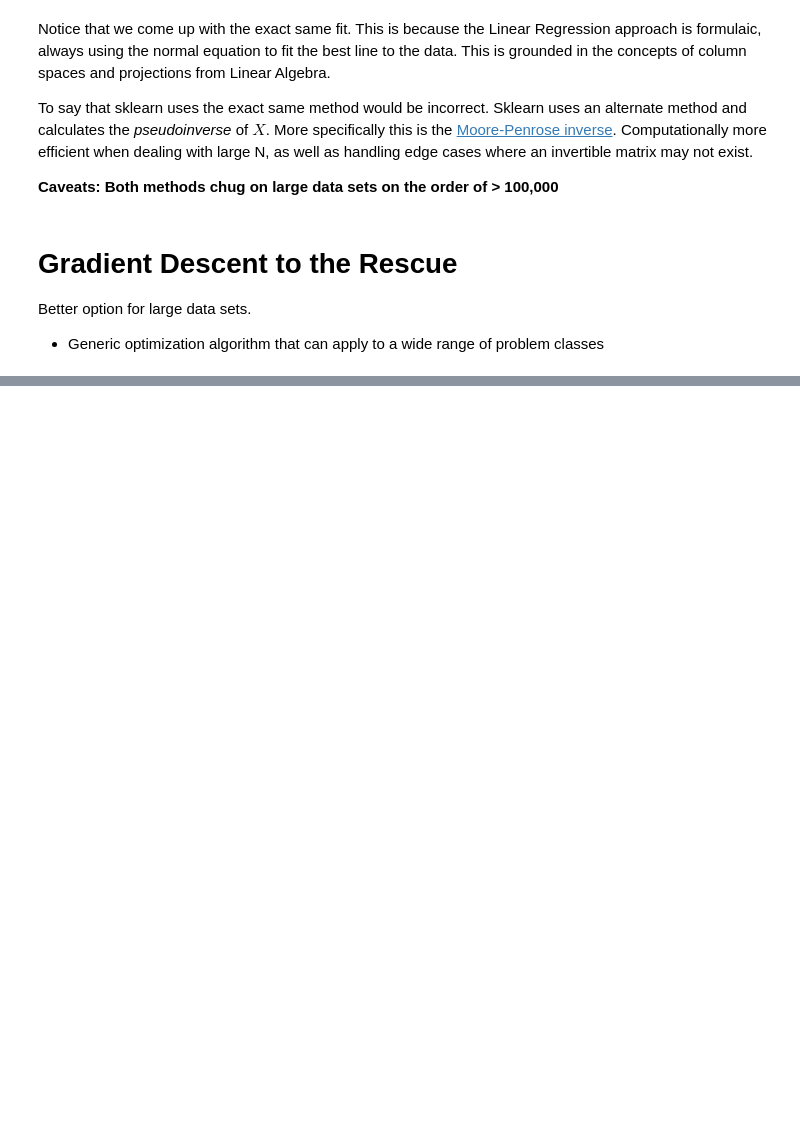
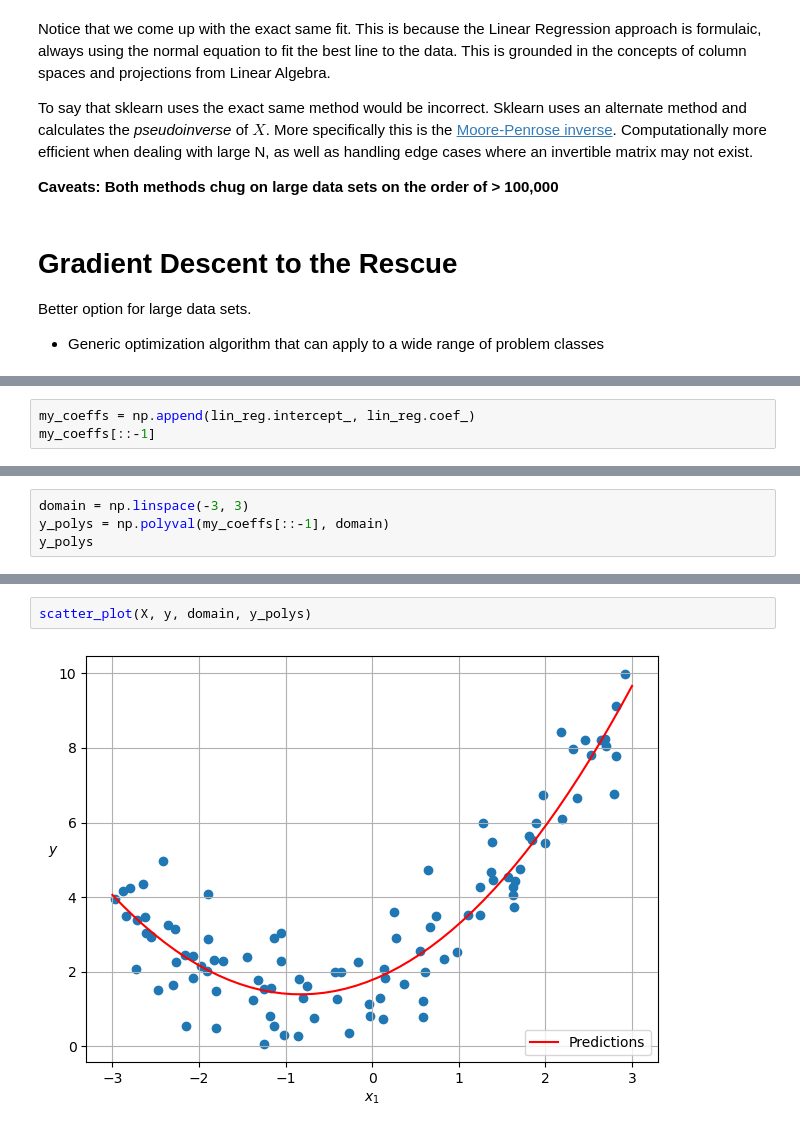
Before and after one commit to sfwatanabe/handson-ml3, a Jupyter notebook: personal/04_linear_models.ipynb, the cells around one changed output, grey strips where cells are left out. Cells and saved outputs as stored; diff of their text form; blank space fills up the shorter version.

```diff
--- a/personal/04_linear_models.ipynb
+++ b/personal/04_linear_models.ipynb
@@ -142,0 +270,3 @@ Better option for large data sets.
+# %%
+my_coeffs = np.append(lin_reg.intercept_, lin_reg.coef_)
+my_coeffs[::-1]
@@ -142,0 +275,4 @@ Better option for large data sets.
+# %%
+domain = np.linspace(-3, 3)
+y_polys = np.polyval(my_coeffs[::-1], domain)
+y_polys
@@ -142,0 +290,4 @@ Better option for large data sets.
+# %%
+scatter_plot(X, y, domain, y_polys)
+# %% [output]
+[figure, added]
```
Also changed, not shown: parts of 16 cells of this notebook, 2 other files.
